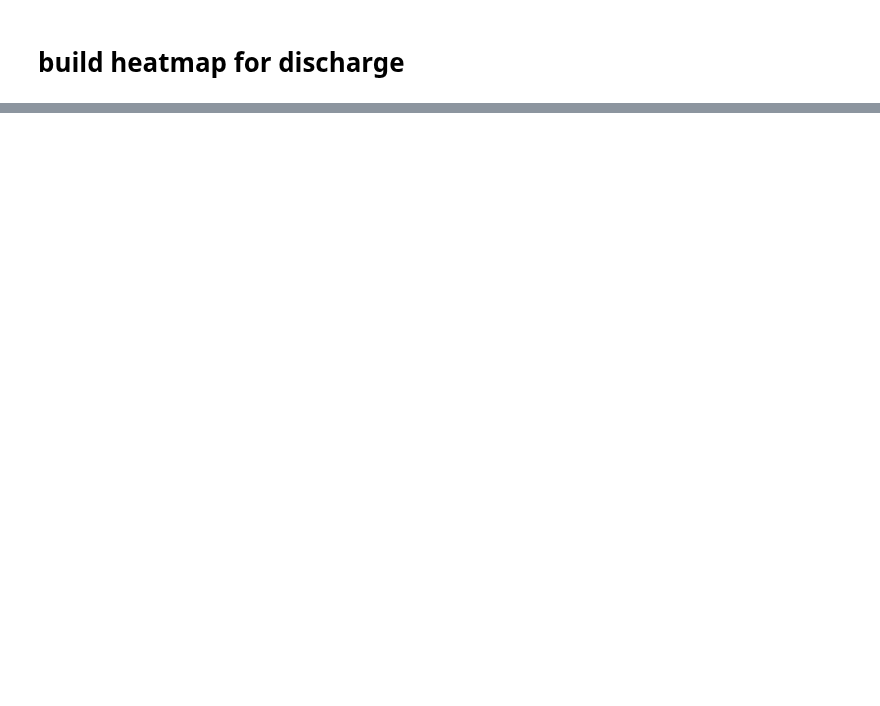
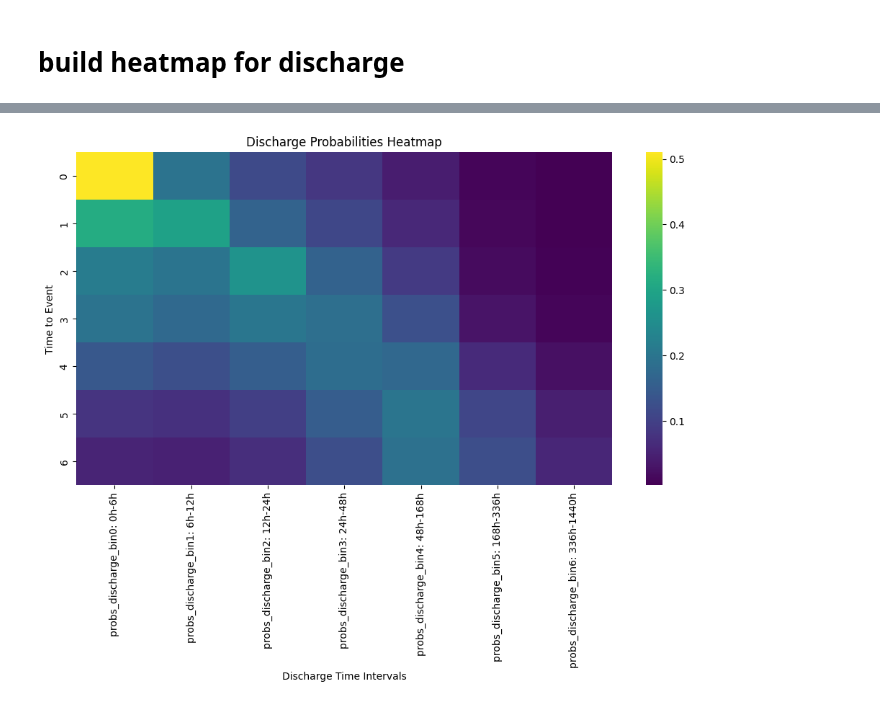
Before and after one commit to jakeormond/ai_clinician_pediatric_rl, a Jupyter notebook: src/analyse_results/examine_dynamic_deephit_results.ipynb, the cells around one changed output, grey strips where cells are left out. Drawn from its saved outputs; the diff is of its cells as text; code cells hidden in the pictures; blank space fills up the shorter version.

Commit message:
finished generating predictions, need to analyze results

```diff
--- a/src/analyse_results/examine_dynamic_deephit_results.ipynb
+++ b/src/analyse_results/examine_dynamic_deephit_results.ipynb
@@ -33,3 +35,8 @@ test_set_predictions.head(65)
 | 63 | 30000484 | discharge | 1 | 0 | 0.205888 | 0.137544 | ... |
 | 64 | 30002498 | discharge | 28 | 3 | 0.002964 | 0.015115 | ... |
 65 rows × 18 columns
+# %%
+# make a list of the unique time_to_event values
+unique_time_to_event = test_set_predictions['time_to_event'].unique()
+unique_time_to_event.sort()
+unique_time_to_event
@@ -35,0 +45,4 @@ test_set_predictions.head(65)
+# %%
+# make a list of the discharge columns
+discharge_columns = [col for col in test_set_predictions.columns if 'discharge' in col]
+discharge_columns
@@ -36,4 +69,5 @@ test_set_predictions.head(65)
 # %% [markdown]
 # build heatmap for discharge
 # %%
-discharge_df =
+discharge_df = test_set_predictions[test_set_predictions['event_label'] == 'discharge']
+discharge_df
@@ -39,0 +88,10 @@ discharge_df =
+# %%
+# build an array of discharge probabilities for each unique time_to_event
+discharge_probabilities = []
+for time in unique_time_to_event:
+    df_temp = discharge_df[discharge_df['time_to_event'] == time]
+    discharge_prob = df_temp[discharge_columns].mean().values
+    discharge_probabilities.append(discharge_prob)
+
+discharge_probabilities = np.array(discharge_probabilities)
+discharge_probabilities
@@ -39,0 +113,11 @@ discharge_df =
+# %%
+# plot the discharge probabilities as a heatmap
+plt.figure(figsize=(12, 6))
+sns.heatmap(discharge_probabilities, xticklabels=discharge_columns, yticklabels=unique_time_to_event, cmap="viridis")
+# make x labels
+plt.xlabel("Discharge Time Intervals")
+plt.ylabel("Time to Event")
+plt.title("Discharge Probabilities Heatmap")
+plt.show()
+# %% [output]
+[figure, added]
```
Also changed, not shown: parts of 9 cells of this notebook.
